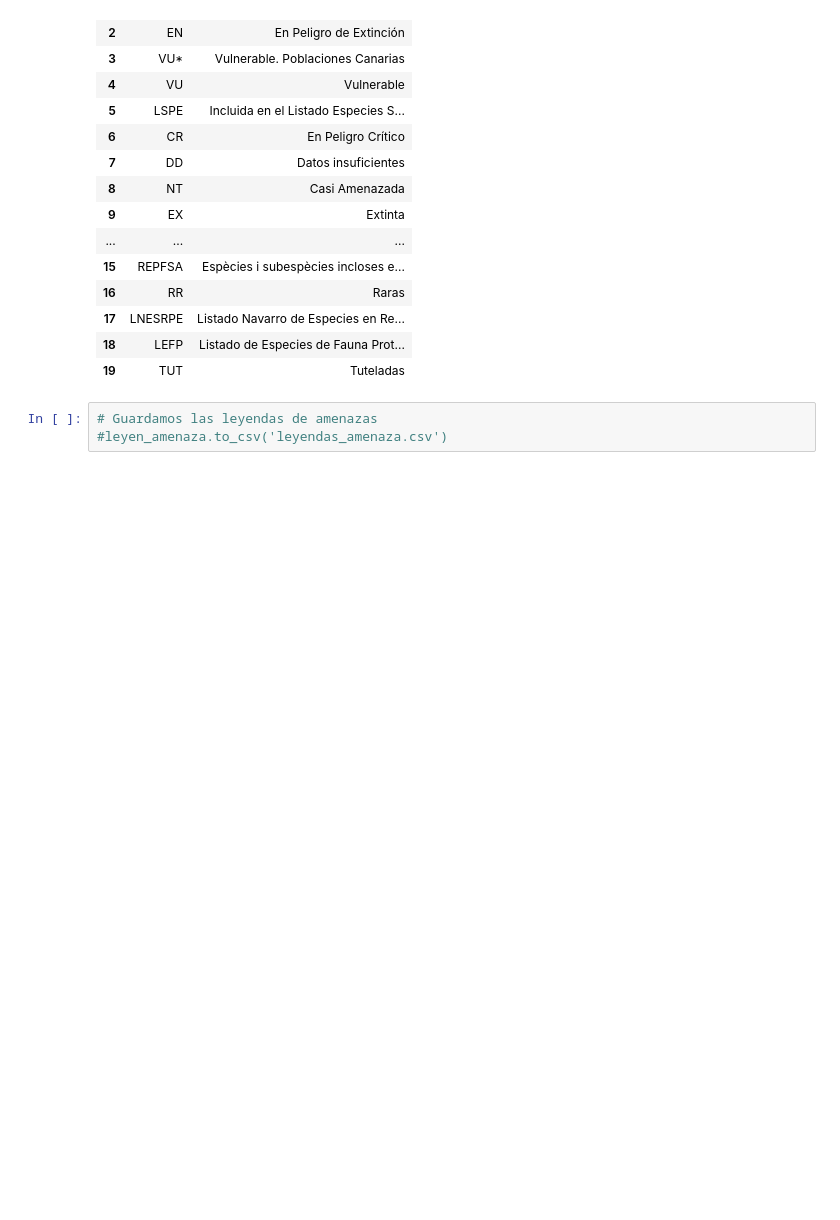
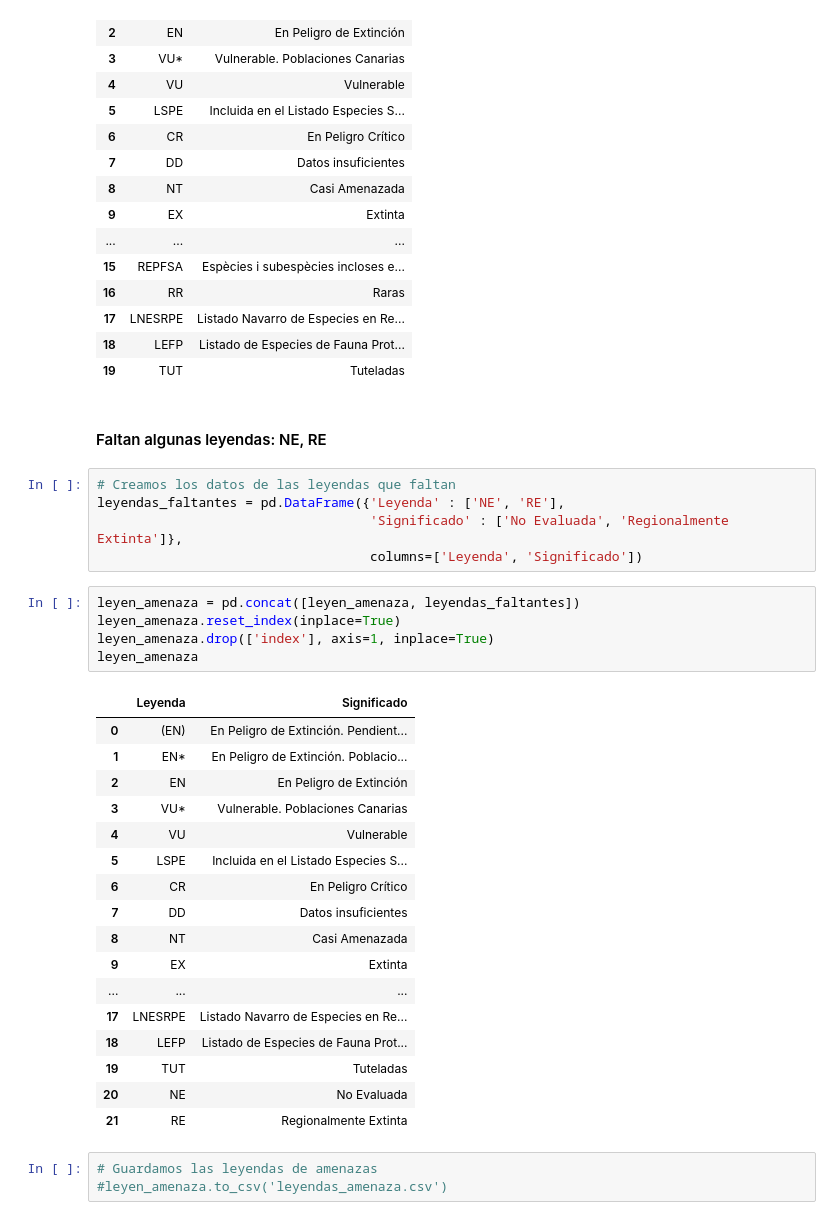
Before and after one commit to Factoria-F5-AI-Bootcamp-1-Edicion/Tracking_Aves, a Jupyter notebook: leyenda.ipynb, the cells around one changed output. Cells and saved outputs as stored; diff of their text form; blank space fills up the shorter version.

Commit message:
Añadiendo leyendas que faltaban: NE Y RE

```diff
--- a/leyenda.ipynb
+++ b/leyenda.ipynb
@@ -192,6 +192,36 @@ See the caveats in the documentation: https://pandas.pydata.org/pandas-docs/stab
 | 17 | LNESRPE | Listado Navarro de Especies en Re... |
 | 18 | LEFP | Listado de Especies de Fauna Prot... |
 | 19 | TUT | Tuteladas |
+# %% [markdown]
+#### Faltan algunas leyendas: NE, RE
+# %%
+# Creamos los datos de las leyendas que faltan
+leyendas_faltantes = pd.DataFrame({'Leyenda' : ['NE', 'RE'],
+                                   'Significado' : ['No Evaluada', 'Regionalmente Extinta']},
+                                   columns=['Leyenda', 'Significado'])
+# %%
+leyen_amenaza = pd.concat([leyen_amenaza, leyendas_faltantes])
+leyen_amenaza.reset_index(inplace=True)
+leyen_amenaza.drop(['index'], axis=1, inplace=True)
+leyen_amenaza
+# %% [output]
+|  | Leyenda | Significado |
+| 0 | (EN) | En Peligro de Extinción. Pendient... |
+| 1 | EN* | En Peligro de Extinción. Poblacio... |
+| 2 | EN | En Peligro de Extinción |
+| 3 | VU* | Vulnerable. Poblaciones Canarias |
+| 4 | VU | Vulnerable |
+| 5 | LSPE | Incluida en el Listado Especies S... |
+| 6 | CR | En Peligro Crítico |
+| 7 | DD | Datos insuficientes |
+| 8 | NT | Casi Amenazada |
+| 9 | EX | Extinta |
+| ... | ... | ... |
+| 17 | LNESRPE | Listado Navarro de Especies en Re... |
+| 18 | LEFP | Listado de Especies de Fauna Prot... |
+| 19 | TUT | Tuteladas |
+| 20 | NE | No Evaluada |
+| 21 | RE | Regionalmente Extinta |
 # %%
 # Guardamos las leyendas de amenazas
 #leyen_amenaza.to_csv('leyendas_amenaza.csv')
```
Also changed, not shown: 1 other file.
